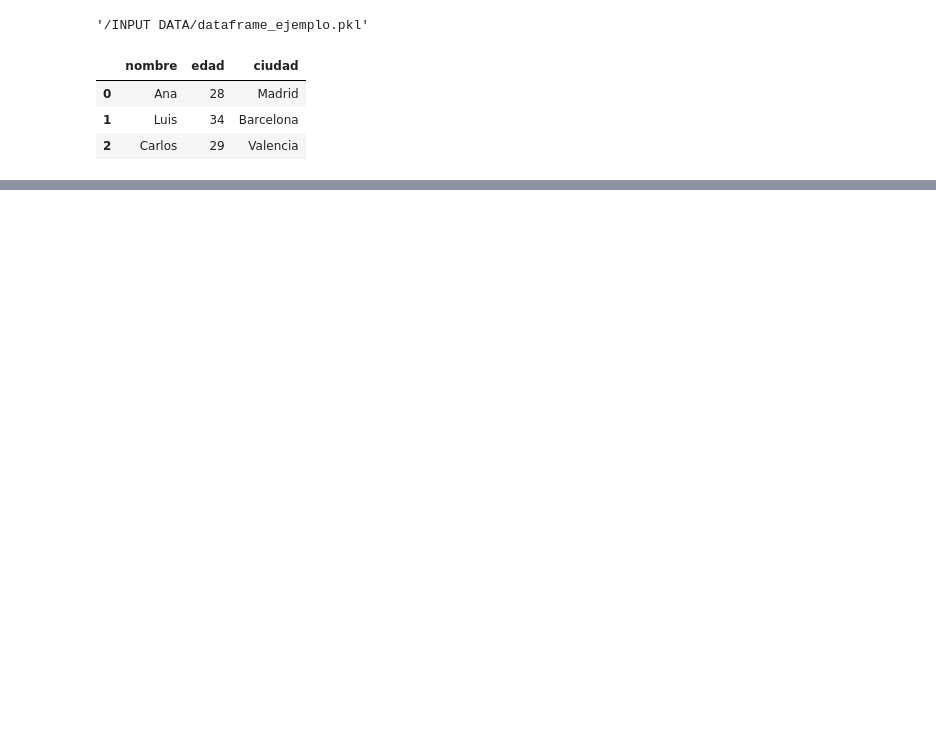
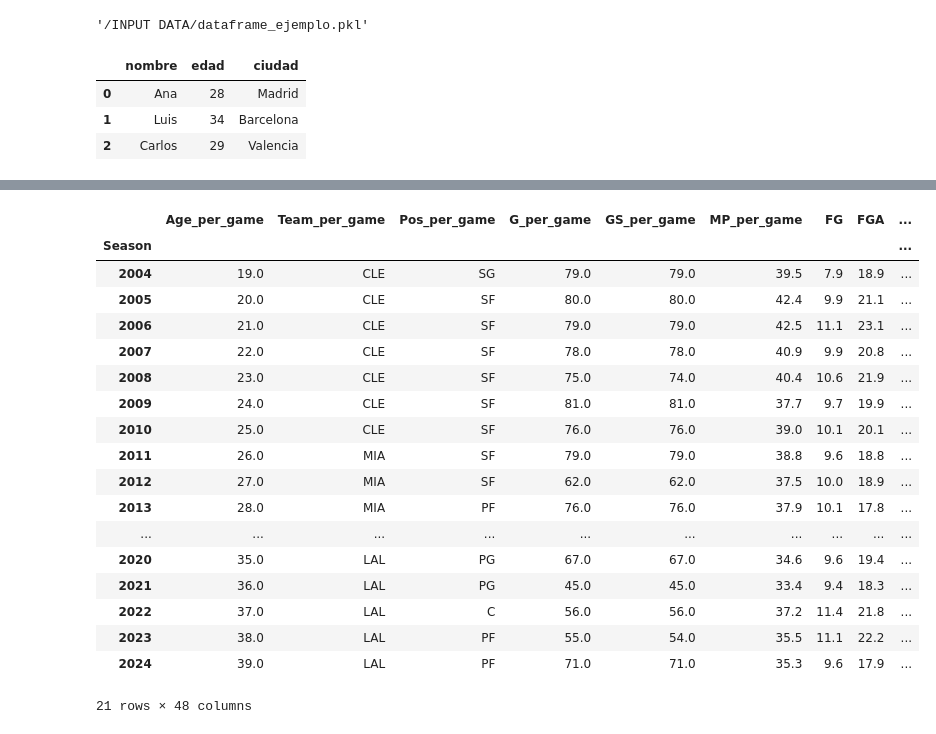
Before and after one commit to kevinfabrega/NBA-Summer-Project, a Jupyter notebook: NBA_PROJECT_copy_Mr.Planck.ipynb, the cells around one changed output, grey strips where cells are left out. Cells and saved outputs as stored; diff of their text form; code cells hidden in the pictures; blank space fills up the shorter version.

```diff
--- a/NBA_PROJECT_copy_Mr.Planck.ipynb
+++ b/NBA_PROJECT_copy_Mr.Planck.ipynb
@@ -48,0 +50,3 @@ HTTPError: HTTP Error 429: Too Many Requests
+# %%
+df= pd.read_pickle('/INPUT_DATA/2000_to_2025_perGame.pkl')
+df.head()
@@ -48,0 +62,2 @@ HTTPError: HTTP Error 429: Too Many Requests
+# %%
+merged_df = df.join(df_adv, how='inner', lsuffix='_per_game', rsuffix='_advanced')
@@ -48,0 +66,26 @@ HTTPError: HTTP Error 429: Too Many Requests
+# %%
+merged_df=merged_df.drop(['Awards_per_game', 'Rk_advanced','Age_advanced','Team_advanced','Pos_advanced','G_advanced','GS_advanced','MP_advanced','Awards_advanced','Rk_per_game'], axis=1)
+# %%
+LeBron=merged_df.loc['LeBron James']
+# %%
+LeBron
+# %% [output]
+|  | Age_per_game | Team_per_game | Pos_per_game | G_per_game | GS_per_game | MP_per_game | FG | FGA | ... |
+| Season |  |  |  |  |  |  |  |  | ... |
+| 2004 | 19.0 | CLE | SG | 79.0 | 79.0 | 39.5 | 7.9 | 18.9 | ... |
+| 2005 | 20.0 | CLE | SF | 80.0 | 80.0 | 42.4 | 9.9 | 21.1 | ... |
+| 2006 | 21.0 | CLE | SF | 79.0 | 79.0 | 42.5 | 11.1 | 23.1 | ... |
+| 2007 | 22.0 | CLE | SF | 78.0 | 78.0 | 40.9 | 9.9 | 20.8 | ... |
+| 2008 | 23.0 | CLE | SF | 75.0 | 74.0 | 40.4 | 10.6 | 21.9 | ... |
+| 2009 | 24.0 | CLE | SF | 81.0 | 81.0 | 37.7 | 9.7 | 19.9 | ... |
+| 2010 | 25.0 | CLE | SF | 76.0 | 76.0 | 39.0 | 10.1 | 20.1 | ... |
+| 2011 | 26.0 | MIA | SF | 79.0 | 79.0 | 38.8 | 9.6 | 18.8 | ... |
+| 2012 | 27.0 | MIA | SF | 62.0 | 62.0 | 37.5 | 10.0 | 18.9 | ... |
+| 2013 | 28.0 | MIA | PF | 76.0 | 76.0 | 37.9 | 10.1 | 17.8 | ... |
+| ... | ... | ... | ... | ... | ... | ... | ... | ... | ... |
+| 2020 | 35.0 | LAL | PG | 67.0 | 67.0 | 34.6 | 9.6 | 19.4 | ... |
+| 2021 | 36.0 | LAL | PG | 45.0 | 45.0 | 33.4 | 9.4 | 18.3 | ... |
+| 2022 | 37.0 | LAL | C | 56.0 | 56.0 | 37.2 | 11.4 | 21.8 | ... |
+| 2023 | 38.0 | LAL | PF | 55.0 | 54.0 | 35.5 | 11.1 | 22.2 | ... |
+| 2024 | 39.0 | LAL | PF | 71.0 | 71.0 | 35.3 | 9.6 | 17.9 | ... |
+21 rows × 48 columns
```
Also changed, not shown: parts of 5 cells of this notebook.
